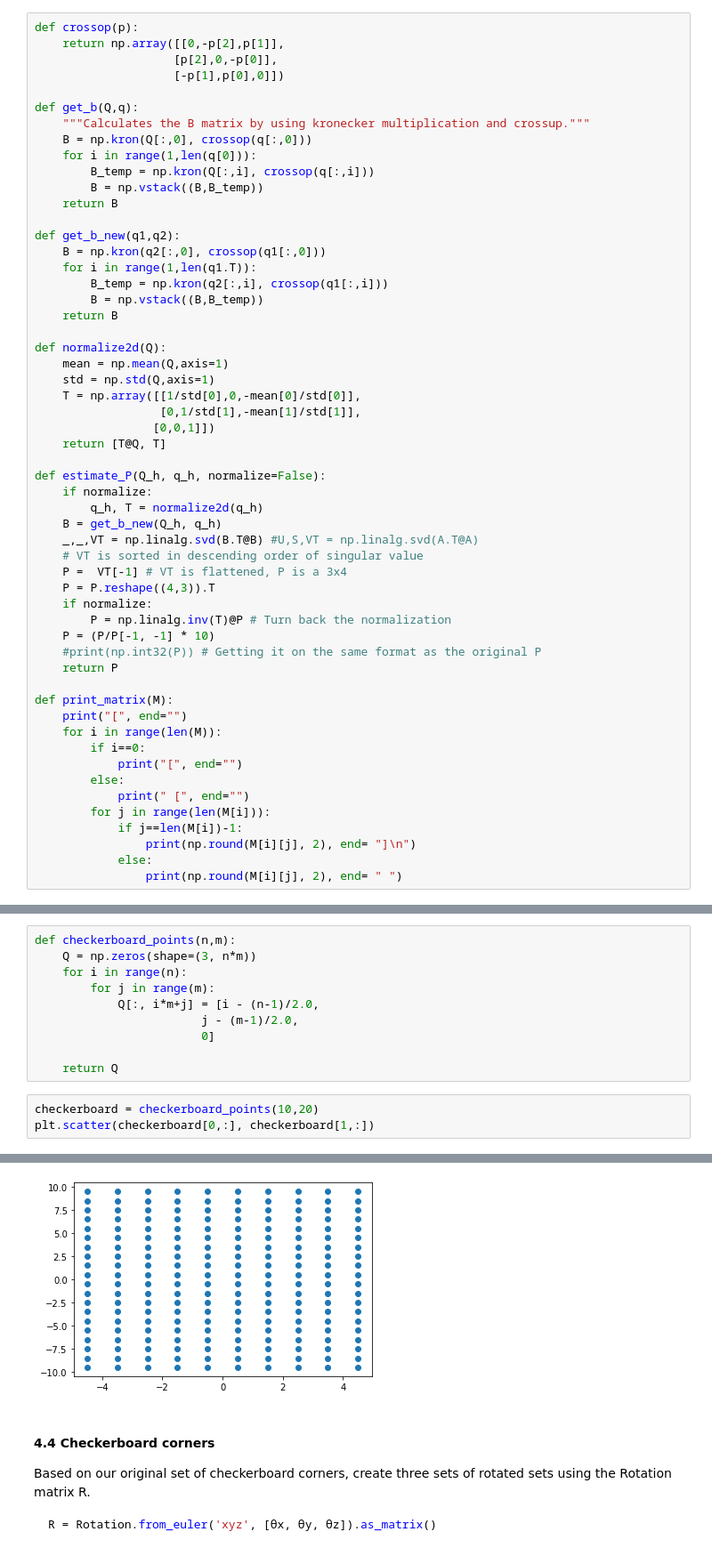
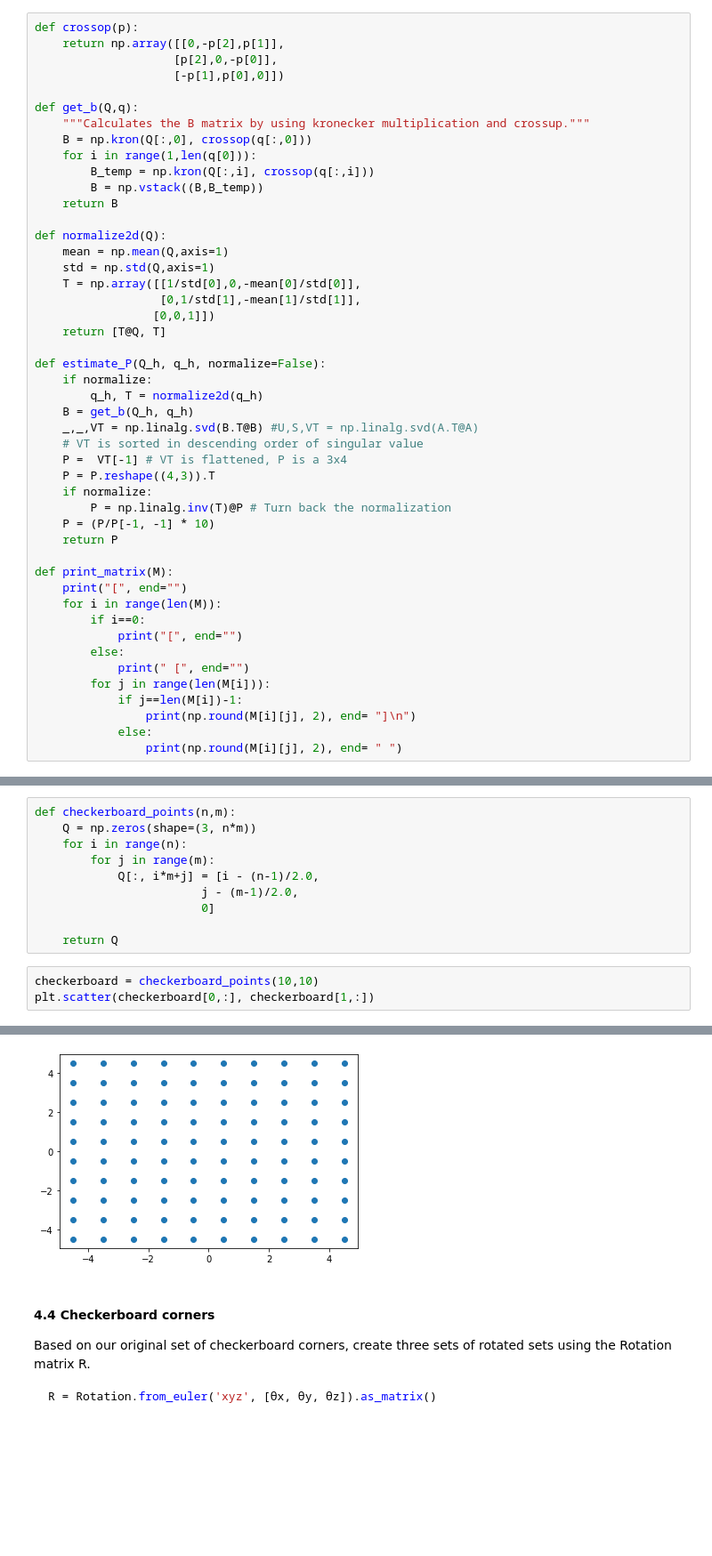
Before and after one commit to henrfj/02504-Computer-Vision, a Jupyter notebook: ex4.ipynb, the cells around one changed output, grey strips where cells are left out. Shown: that part at 89% size. Drawn from its saved outputs; the diff is of its cells as text; blank space fills up the shorter version.

```diff
--- a/ex4.ipynb
+++ b/ex4.ipynb
@@ -73,13 +73,6 @@ def get_b(Q,q):
         B = np.vstack((B,B_temp))
     return B
 
-def get_b_new(q1,q2):
-    B = np.kron(q2[:,0], crossop(q1[:,0]))
-    for i in range(1,len(q1.T)):
-        B_temp = np.kron(q2[:,i], crossop(q1[:,i]))
-        B = np.vstack((B,B_temp))
-    return B
-
 def normalize2d(Q):
     mean = np.mean(Q,axis=1)
     std = np.std(Q,axis=1)
@@ -91,7 +84,7 @@ def normalize2d(Q):
 def estimate_P(Q_h, q_h, normalize=False):
     if normalize:
         q_h, T = normalize2d(q_h)
-    B = get_b_new(Q_h, q_h)
+    B = get_b(Q_h, q_h)
     _,_,VT = np.linalg.svd(B.T@B) #U,S,VT = np.linalg.svd(A.T@A)
     # VT is sorted in descending order of singular value
     P =  VT[-1] # VT is flattened, P is a 3x4
@@ -99,7 +92,6 @@ def estimate_P(Q_h, q_h, normalize=False):
     if normalize:
         P = np.linalg.inv(T)@P # Turn back the normalization
     P = (P/P[-1, -1] * 10)
-    #print(np.int32(P)) # Getting it on the same format as the original P
     return P
 
 def print_matrix(M):
@@ -186,11 +178,11 @@ def checkerboard_points(n,m):
 
     return Q
 # %%
-checkerboard = checkerboard_points(10,20)
+checkerboard = checkerboard_points(10,10)
 plt.scatter(checkerboard[0,:], checkerboard[1,:])
 # %% [output]
 <matplotlib.collections.PathCollection at 0x...>
-[figure, old version]
+[figure, new version]
 # %% [markdown]
 #### 4.4 Checkerboard corners
 
```
Also changed, not shown: parts of 16 cells of this notebook, 1 other file.
